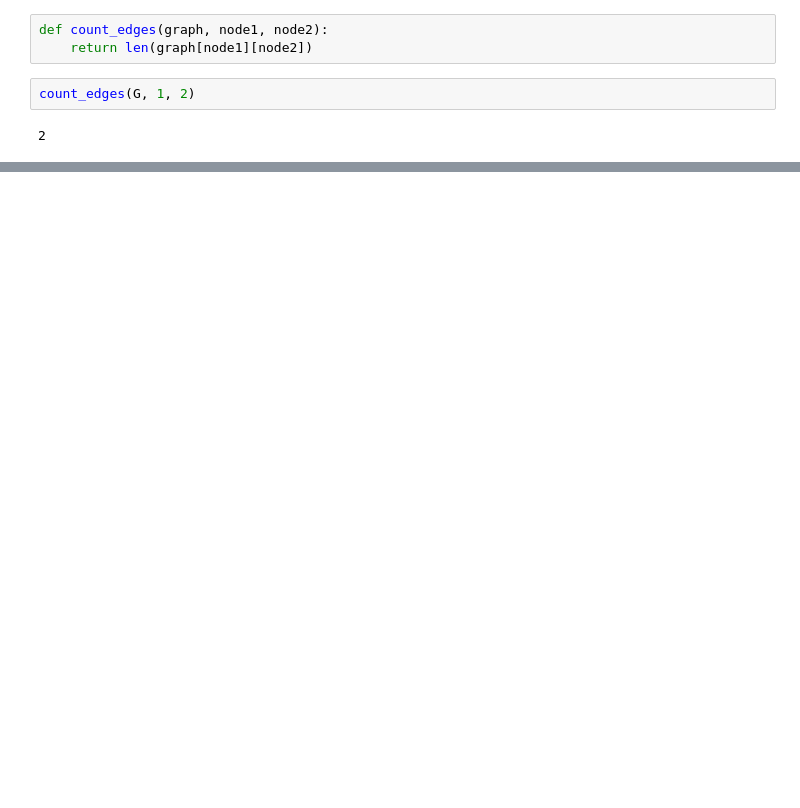
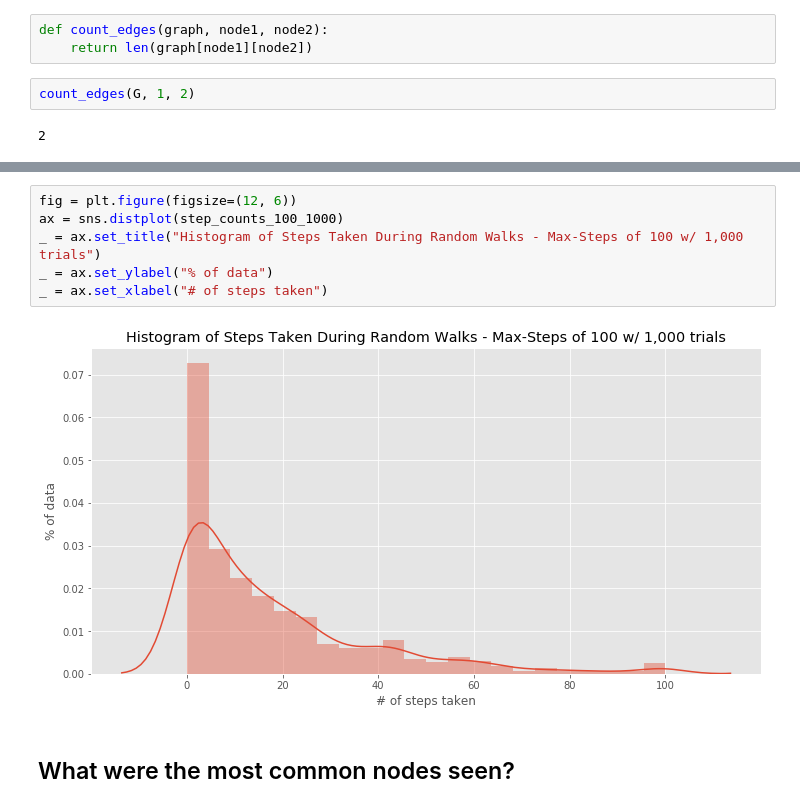
Before and after one commit to stevenrouk/capstone1-online-communities, a Jupyter notebook: notebooks/0.1-stevenrouk-multigraph-experiments.ipynb, the cells around one changed output, grey strips where cells are left out. Saved outputs shown, nothing was run; the diff lists cells and outputs as text; blank space fills up the shorter version.

Commit message:
Random walks / random graph sampling / visualizing it all. Woo

```diff
--- a/notebooks/0.1-stevenrouk-multigraph-experiments.ipynb
+++ b/notebooks/0.1-stevenrouk-multigraph-experiments.ipynb
@@ -131,0 +878,10 @@ count_edges(G, 1, 2)
+# %%
+fig = plt.figure(figsize=(12, 6))
+ax = sns.distplot(step_counts_100_1000)
+_ = ax.set_title("Histogram of Steps Taken During Random Walks - Max-Steps of 100 w/ 1,000 trials")
+_ = ax.set_ylabel("% of data")
+_ = ax.set_xlabel("# of steps taken")
+# %% [output]
+[figure, added]
+# %% [markdown]
+## What were the most common nodes seen?
```
Also changed, not shown: parts of 171 cells of this notebook, 11 other files.
